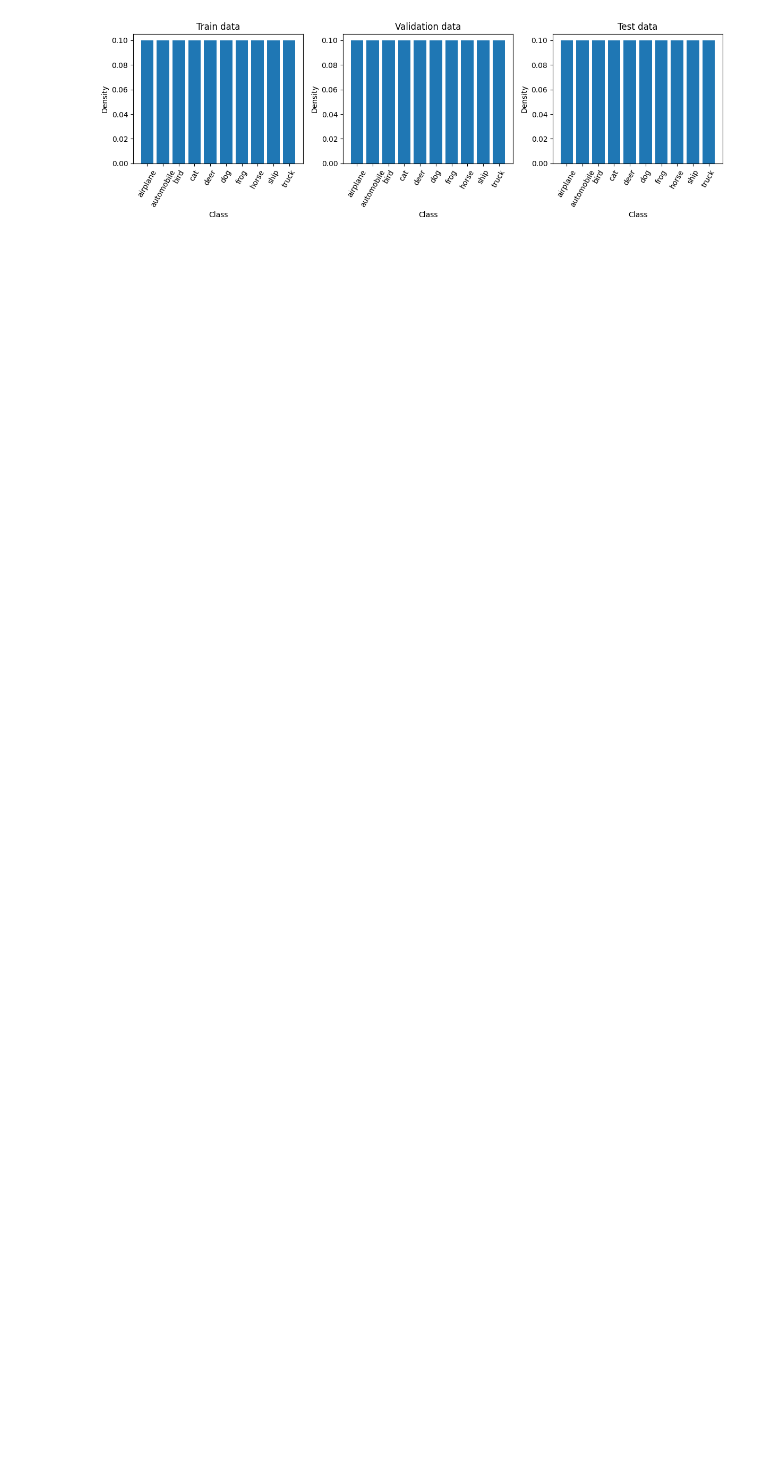
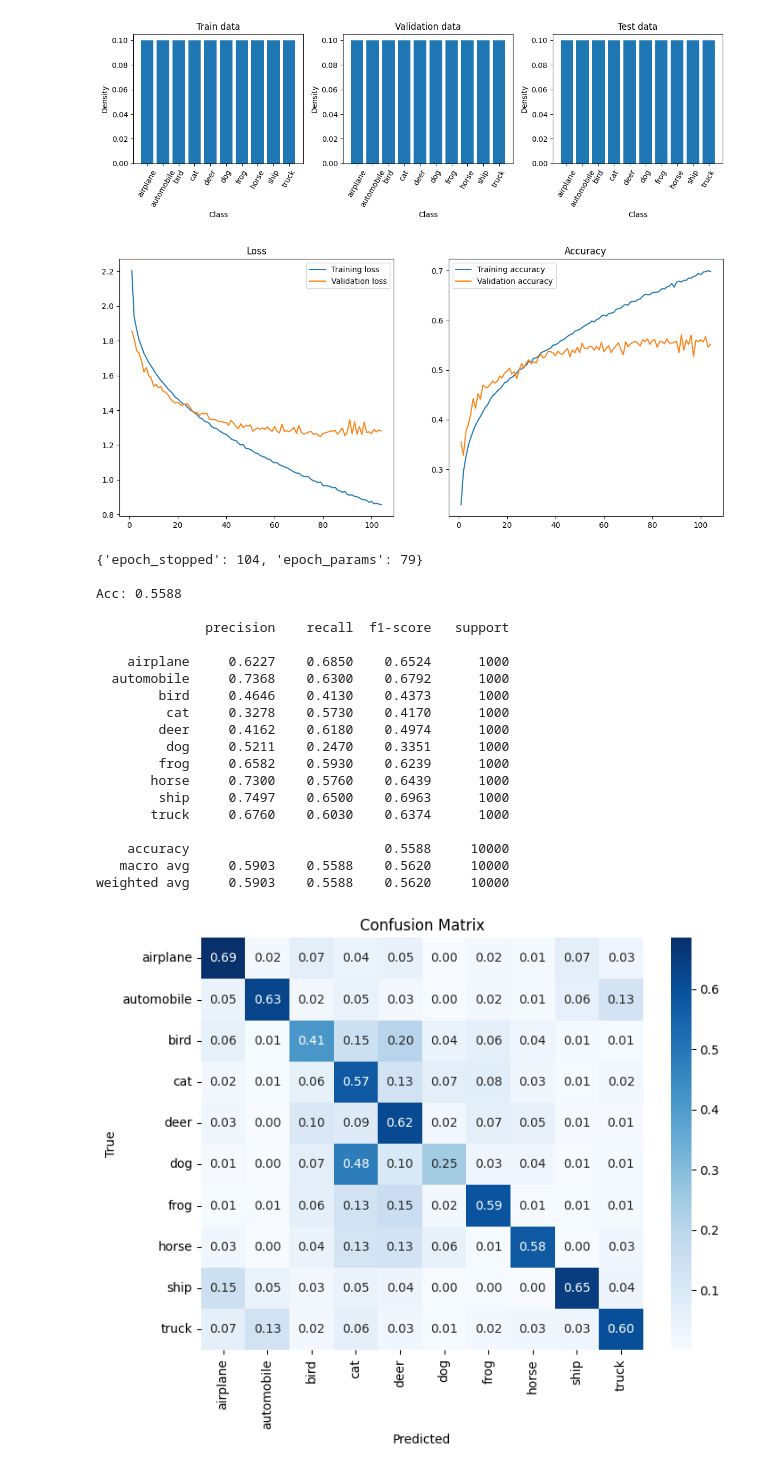
Before and after one commit to ostarczewski/nn_from_scratch, a Jupyter notebook: cifar.ipynb, the cells around one changed output. Saved outputs shown, nothing was run; the diff lists cells and outputs as text; code cells hidden in the pictures; blank space fills up the shorter version.

Commit message:
cifar dense

```diff
--- a/cifar.ipynb
+++ b/cifar.ipynb
@@ -72,0 +75,76 @@ test_data = Dataset(X_test, y_test)
+# %%
+solver = SGD(lr=0.1)
+loss = CrossEntropyLoss()
+
+early_stopping={
+    'patience': 25,
+    'min_delta': 0,
+    'restore_best_parameters': True
+}
+# %%
+cifar_nn_1 = Network([
+    Flatten(),
+
+    Dense(2048),
+    LeakyReLU(0.1),
+    Dropout(0.5),
+
+    Dense(1024),
+    LeakyReLU(0.1),
+    Dropout(0.5),
+
+    Dense(512),
+    LeakyReLU(0.1),
+    Dropout(0.5),
+
+    Dense(256),
+    LeakyReLU(0.1),
+    Dropout(0.5),
+
+    Dense(10),
+])
+
+cifar_nn_1.compile(loss, solver)
+
+try:
+    cifar_nn_1 = joblib.load('models//cifar_nn_1.joblib')
+except:
+    history = cifar_nn_1.train(dataset=train_data, epochs=300, val_dataset=val_data, early_stopping=early_stopping)
+    # save the model
+    joblib.dump(cifar_nn_1, 'models//cifar_nn_1.joblib')
+
+plot_hist(cifar_nn_1.history)
+
+try:
+    print(cifar_nn_1.early_stopped)
+except:
+    pass
+
+y_pred = cifar_nn_1.predict(X_test)
+print("\nAcc:", accuracy_score(np.argmax(y_test, axis=1), np.argmax(y_pred, axis=1)))
+print()
+
+evaluate_classification(y_test, y_pred, labels=cifar_labels)
+# %% [output]
+[figure, added]
+{'epoch_stopped': 104, 'epoch_params': 79}
+
+Acc: 0.5588
+
+              precision    recall  f1-score   support
+
+    airplane     0.6227    0.6850    0.6524      1000
+  automobile     0.7368    0.6300    0.6792      1000
+        bird     0.4646    0.4130    0.4373      1000
+         cat     0.3278    0.5730    0.4170      1000
+        deer     0.4162    0.6180    0.4974      1000
+         dog     0.5211    0.2470    0.3351      1000
+        frog     0.6582    0.5930    0.6239      1000
+       horse     0.7300    0.5760    0.6439      1000
+        ship     0.7497    0.6500    0.6963      1000
+       truck     0.6760    0.6030    0.6374      1000
+
+    accuracy                         0.5588     10000
+   macro avg     0.5903    0.5588    0.5620     10000
+weighted avg     0.5903    0.5588    0.5620     10000
+[figure, added]
```
Also changed, not shown: parts of 2 cells of this notebook, 2 other files.
